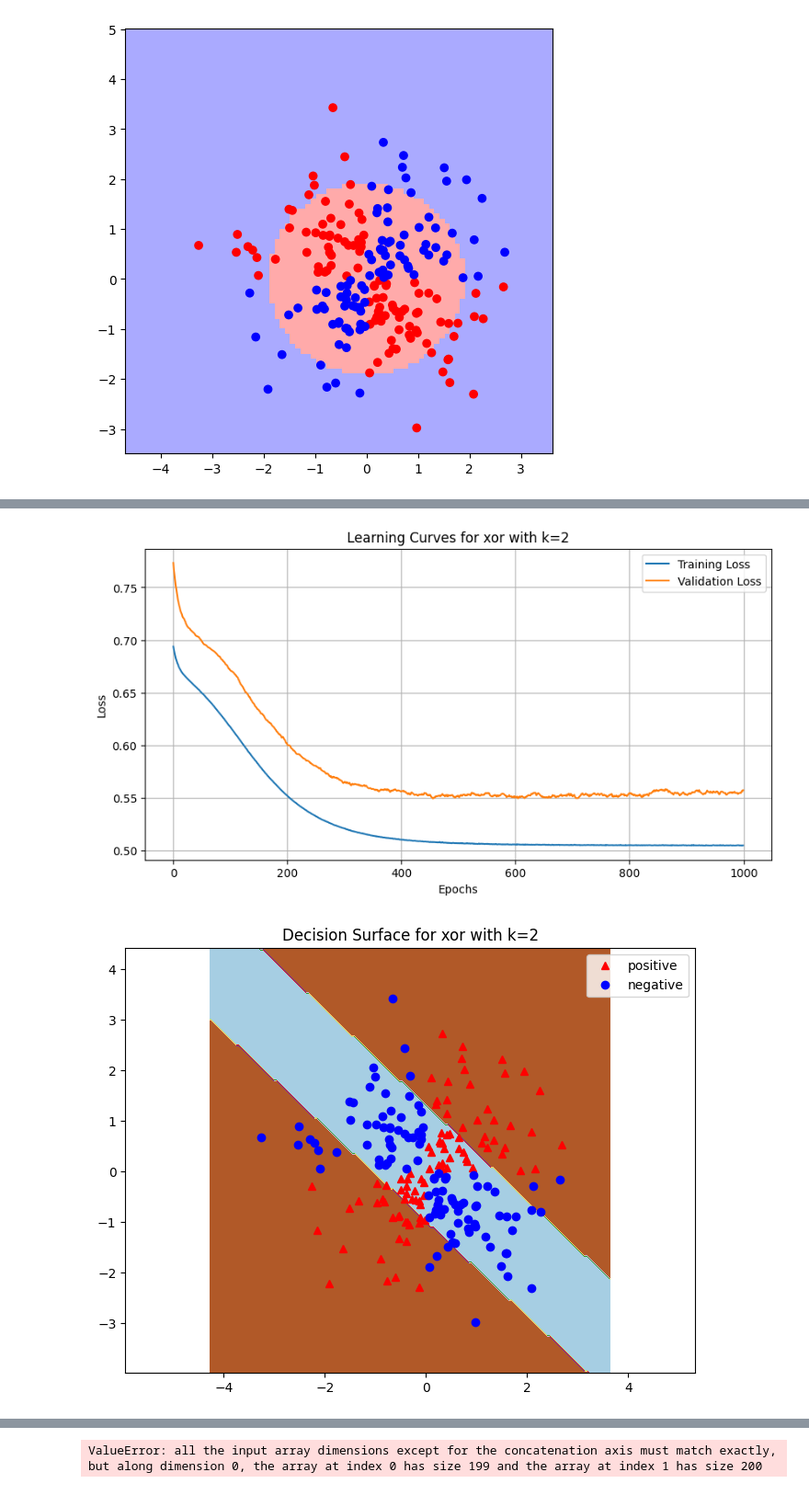
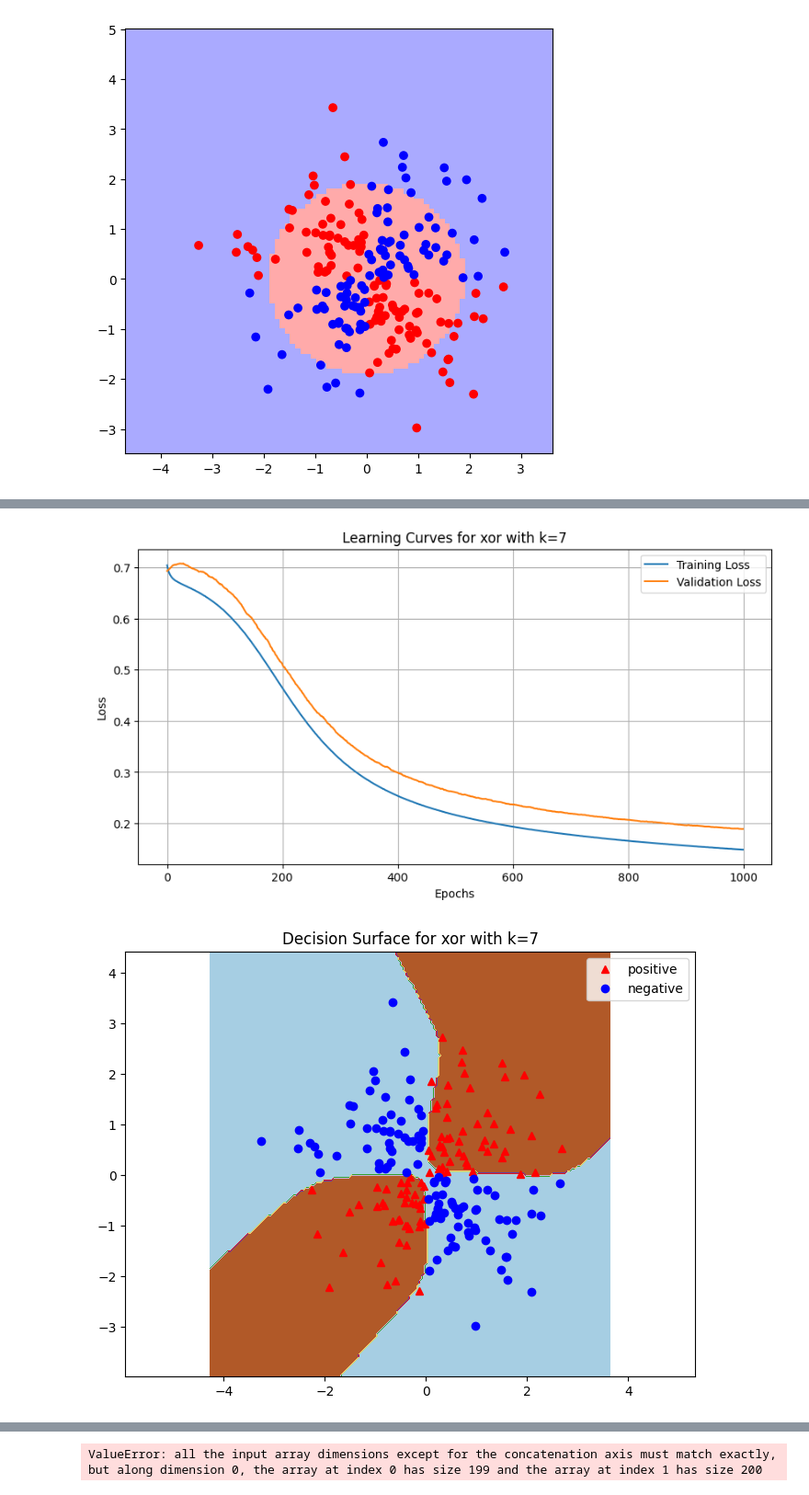
Before and after one commit to dawei25/ffnn_project, a Jupyter notebook: example.ipynb, the cells around one changed output, grey strips where cells are left out. Shown at 92% size. Cells and saved outputs as stored; diff of their text form; code cells hidden in the pictures.

```diff
--- a/example.ipynb
+++ b/example.ipynb
@@ -333,7 +333,7 @@ def train_model(model, criterion, optimizer, train_loader, val_loader, num_epoch
         for inputs, labels in train_loader:
             optimizer.zero_grad()
             outputs = model(inputs)
-            loss = criterion(outputs, labels.squeeze())
+            loss = criterion(outputs, labels)
             loss.backward()
             optimizer.step()
             running_loss += loss.item() * inputs.size(0)
@@ -346,7 +346,7 @@ def train_model(model, criterion, optimizer, train_loader, val_loader, num_epoch
         with torch.no_grad():
             for inputs, labels in val_loader:
                 outputs = model(inputs)
-                loss = criterion(outputs, labels.squeeze())
+                loss = criterion(outputs, labels)
                 val_running_loss += loss.item() * inputs.size(0)
             val_loss = val_running_loss / len(val_loader.dataset)
             val_losses.append(val_loss)
@@ -394,7 +394,7 @@ for dataset_name in datasets:
     test_loader = DataLoader(test_dataset, batch_size=batch_size, shuffle=False)
 
     # Define the range of hidden layer sizes to experiment with
-    k_values = [2]#, 3, 5, 7, 9]
+    k_values = [2, 3, 5, 7, 9]
 
     # Initialize variables to keep track of the best model
     best_val_loss = float('inf')
@@ -538,7 +538,7 @@ Hidden Layer Size (k): 2
 Activation Function: Tanh
 Optimizer: SGD
-[figure, old version]
+[figure, new version]
-[figure, old version]
+[figure, new version]
 Processing dataset: center_surround
 
 Training with hidden layer size k=2
```
Also changed, not shown: parts of 8 cells of this notebook.
